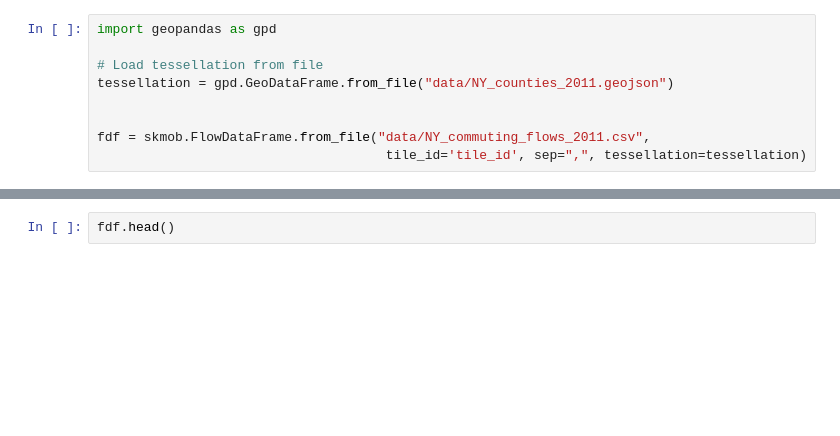
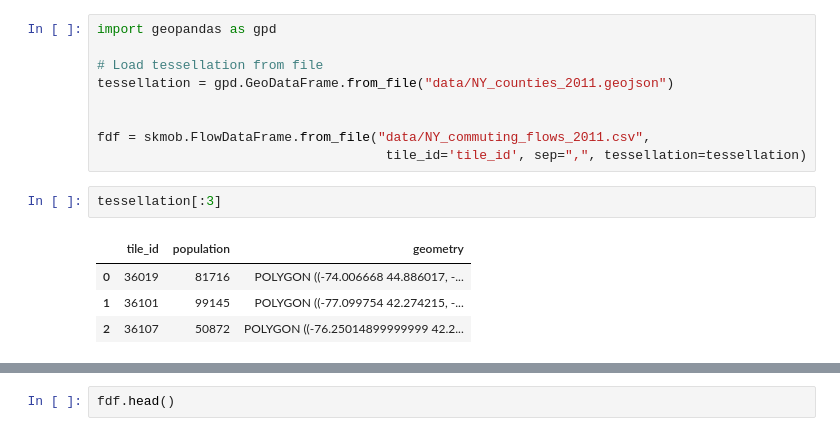
Before and after one commit to scikit-mobility/scikit-mobility, a Jupyter notebook: tutorial/0_data_structures_skmob_tutorial.ipynb, the cells around one changed output, grey strips where cells are left out. Cells and saved outputs as stored; diff of their text form; blank space fills up the shorter version.

```diff
--- a/tutorial/0_data_structures_skmob_tutorial.ipynb
+++ b/tutorial/0_data_structures_skmob_tutorial.ipynb
@@ -458,3 +458,10 @@ tessellation = gpd.GeoDataFrame.from_file("data/NY_counties_2011.geojson")
 
 fdf = skmob.FlowDataFrame.from_file("data/NY_commuting_flows_2011.csv",
                                      tile_id='tile_id', sep=",", tessellation=tessellation)
+# %%
+tessellation[:3]
+# %% [output]
+|  | tile_id | population | geometry |
+| 0 | 36019 | 81716 | POLYGON ((-74.006668 44.886017, -... |
+| 1 | 36101 | 99145 | POLYGON ((-77.099754 42.274215, -... |
+| 2 | 36107 | 50872 | POLYGON ((-76.25014899999999 42.2... |
```
Also changed, not shown: parts of 1 cell of this notebook, 1 other file.
